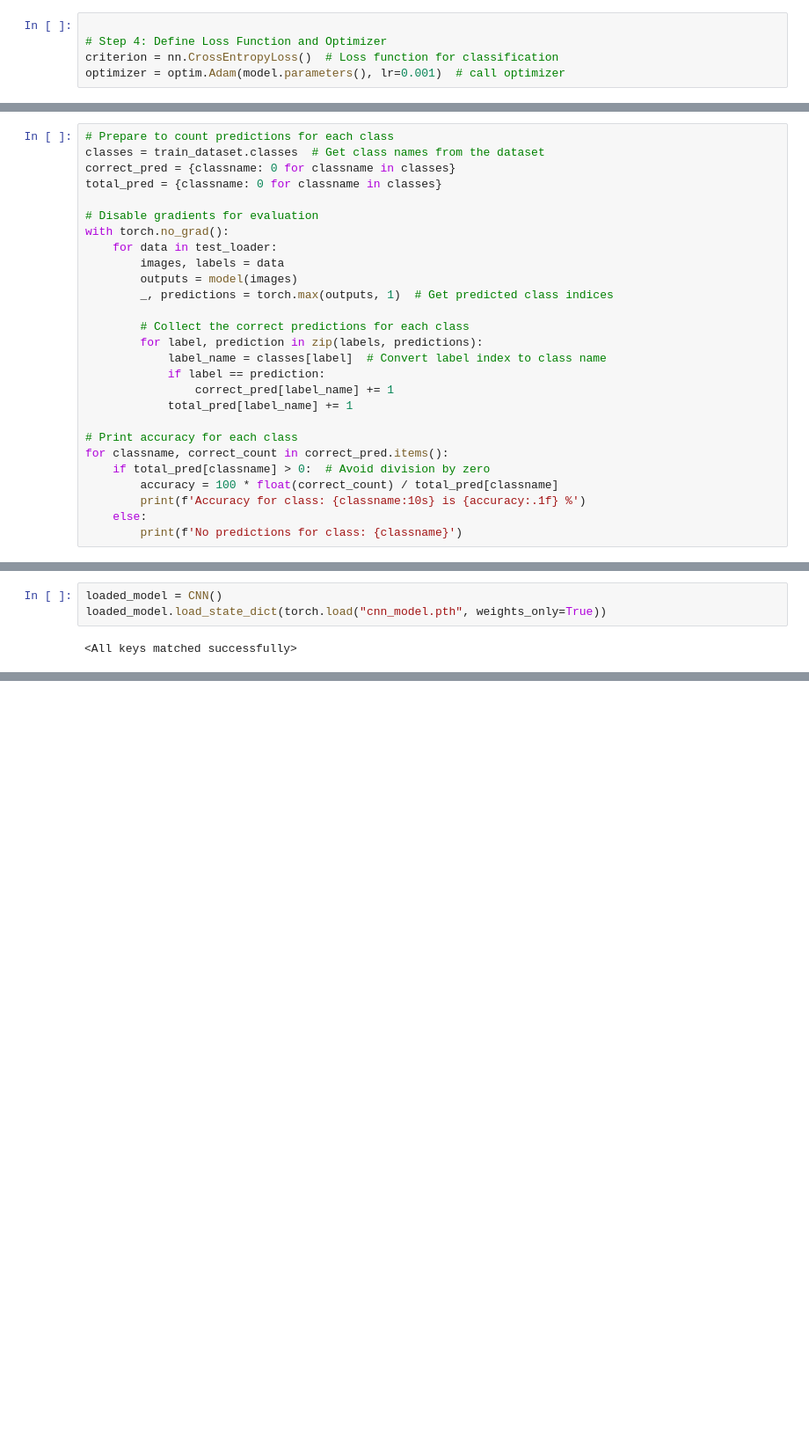
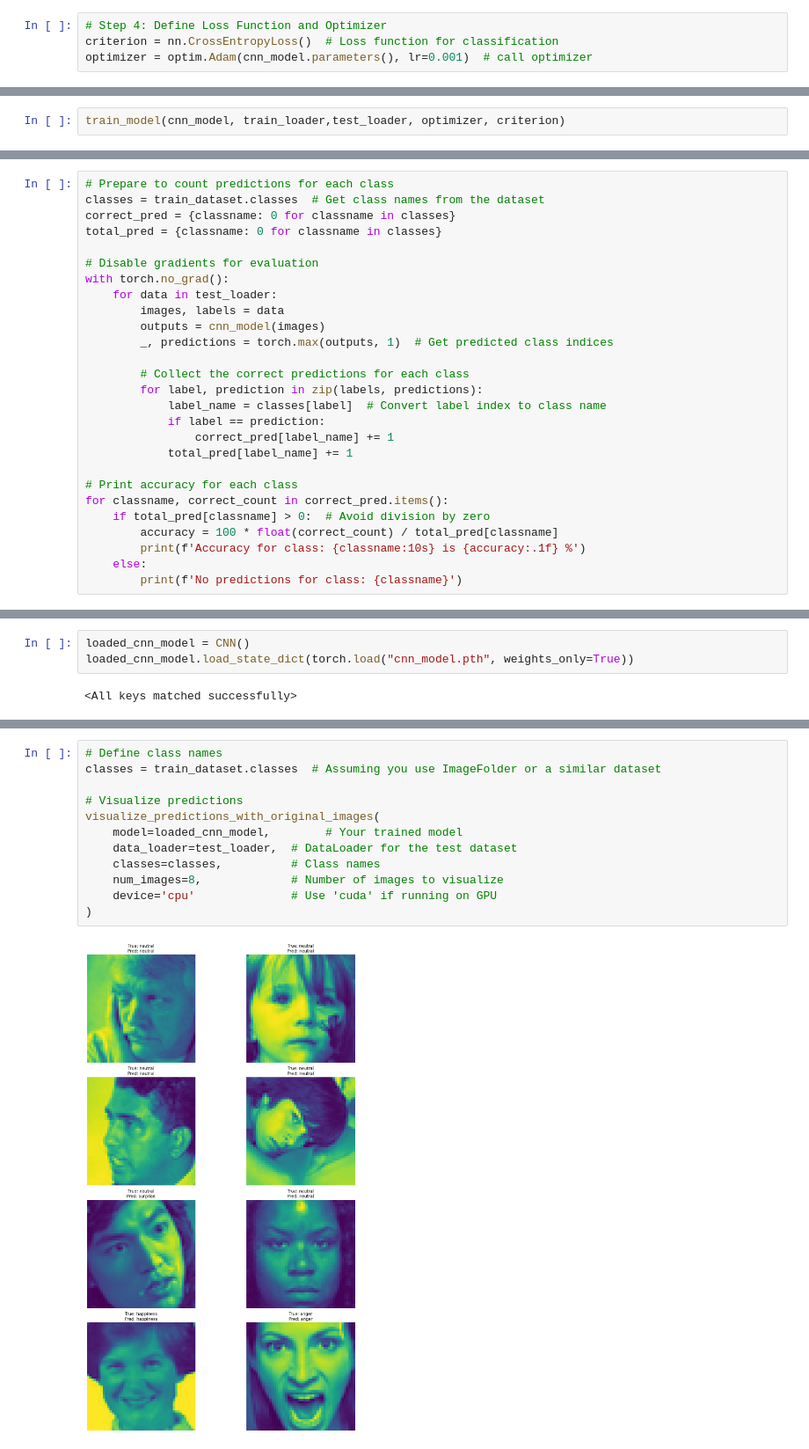
Before and after one commit to omarhammad/facial-expression-cnn, a Jupyter notebook: cnn.ipynb, the cells around one changed output, grey strips where cells are left out. Shown at 88% size. Saved outputs shown, nothing was run; the diff lists cells and outputs as text; blank space fills up the shorter version.

```diff
--- a/cnn.ipynb
+++ b/cnn.ipynb
@@ -128,6 +152,5 @@ model = CNN()
 # %%
-
 # Step 4: Define Loss Function and Optimizer
 criterion = nn.CrossEntropyLoss()  # Loss function for classification
-optimizer = optim.Adam(model.parameters(), lr=0.001)  # call optimizer
+optimizer = optim.Adam(cnn_model.parameters(), lr=0.001)  # call optimizer
 # %%
@@ -173,0 +223,2 @@ Epoch [2/2], Step [1700/1775], Loss: 1.0455
+# %%
+train_model(cnn_model, train_loader,test_loader, optimizer, criterion)
@@ -199,7 +284,7 @@ total_pred = {classname: 0 for classname in classes}
 with torch.no_grad():
     for data in test_loader:
         images, labels = data
-        outputs = model(images)
+        outputs = cnn_model(images)
         _, predictions = torch.max(outputs, 1)  # Get predicted class indices
 
         # Collect the correct predictions for each class
@@ -228,6 +313,6 @@ Accuracy for class: surprise   is 71.1 %
 # %%
-loaded_model = CNN()
-loaded_model.load_state_dict(torch.load("cnn_model.pth", weights_only=True))
+loaded_cnn_model = CNN()
+loaded_cnn_model.load_state_dict(torch.load("cnn_model.pth", weights_only=True))
 # %% [output]
 <All keys matched successfully>
 # %%
@@ -270 +371,15 @@ visualize_predictions_with_original_images(images[:8], labels[:8], predicted[:8]
+# %%
+# Define class names
+classes = train_dataset.classes  # Assuming you use ImageFolder or a similar dataset
+
+# Visualize predictions
+visualize_predictions_with_original_images(
+    model=loaded_cnn_model,        # Your trained model
+    data_loader=test_loader,  # DataLoader for the test dataset
+    classes=classes,          # Class names
+    num_images=8,             # Number of images to visualize
+    device='cpu'              # Use 'cuda' if running on GPU
+)
+# %% [output]
+[figure, added]
 # %%
```
Also changed, not shown: parts of 19 cells of this notebook, 1 other file.
